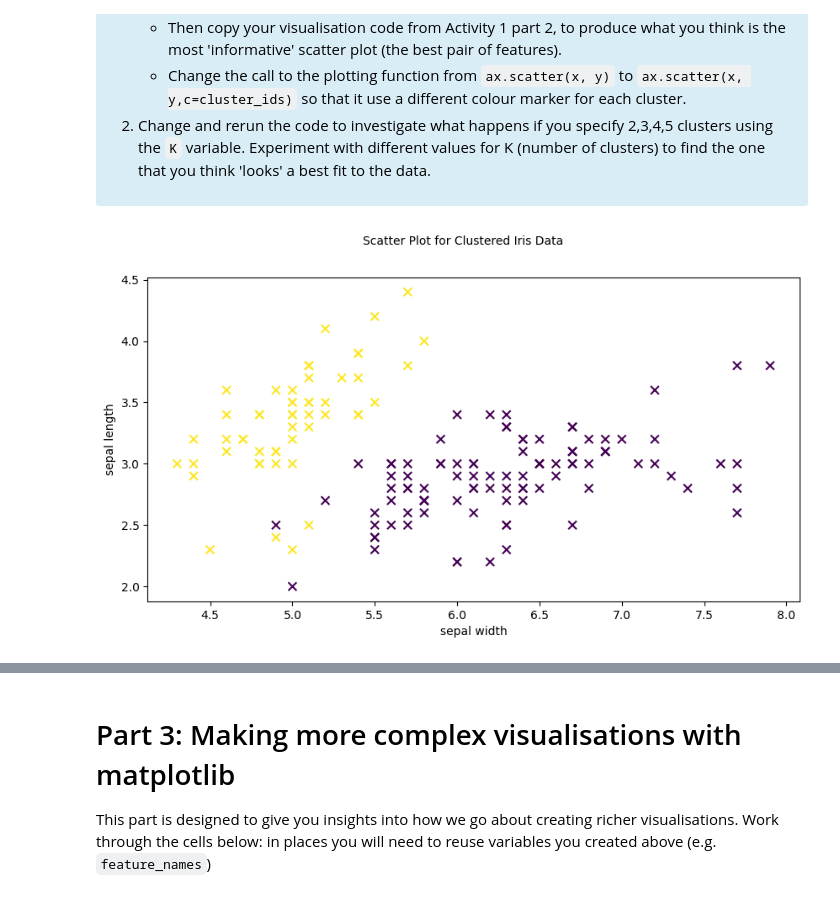
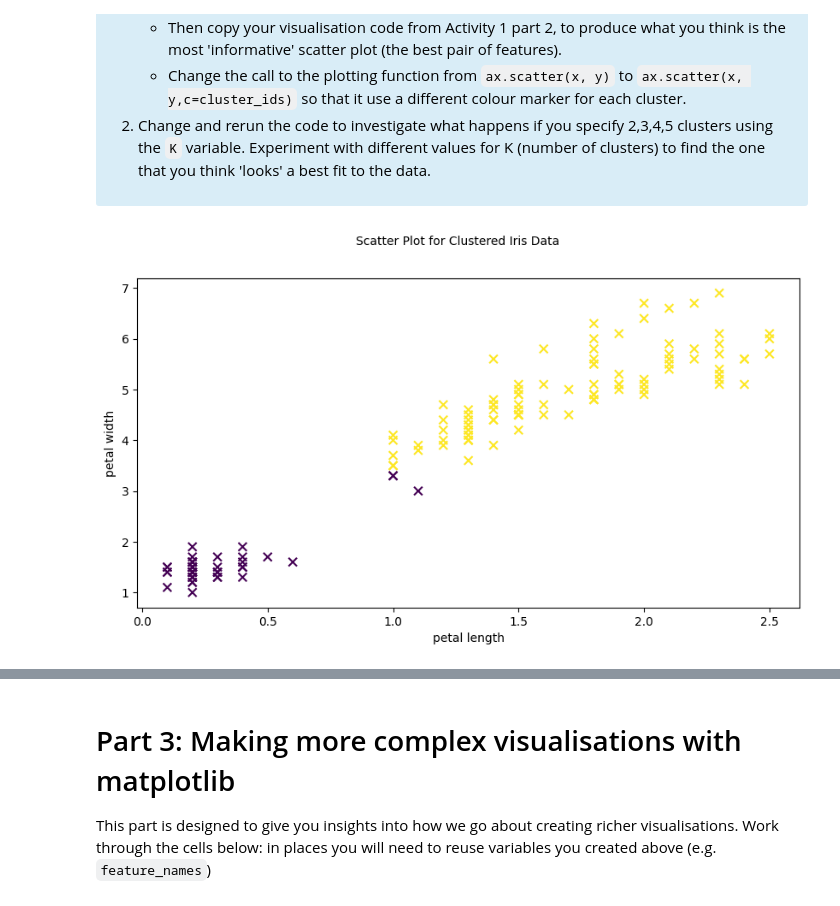
Before and after one commit to kanchan-chaudhary529/AI-submission, a Jupyter notebook: Artificial_Intelligence_1-main/Learning_Materials/week_5/week_5/workbook_5.ipynb, the cells around one changed output, grey strips where cells are left out. Drawn from its saved outputs; the diff is of its cells as text; code cells hidden in the pictures.

```diff
--- a/Artificial_Intelligence_1-main/Learning_Materials/week_5/workbook_5.ipynb
+++ b/Artificial_Intelligence_1-main/Learning_Materials/week_5/week_5/workbook_5.ipynb
@@ -294,40 +294,40 @@ This activity is typical of many AI/Data science workflows in python, because we
     </ol>
 </div>
 # %%
-K = 5 # Chose the number of clusters (K)
+K = 3 # Chose the number of clusters (K)
 
 # Copy the 3 lines of code here that creates a kmeans model, finds the clusters and reports the cluster_ids (labels)
 
 # Create a KMeans model with 2 clusters
 cluster_model = KMeans(n_clusters=2, n_init=10)
 
 # Fit the model to the data (find the clusters)
 cluster_model.fit(irisX)
 
 # Make predictions for each data item
 cluster_ids = cluster_model.predict(irisX)
 
 # Copy your visualisation code from Activity 1 that makes a simple scatter plot here. Remember to change the call to ax.scatter() to use different coloured markers for different clusters
 
 # Select the features to show
-x_axis_feature = 0
-y_axis_feature = 1
+x_axis_feature = 3
+y_axis_feature = 2
 x = irisX[:, x_axis_feature]
 y = irisX[:, y_axis_feature]
 
 # Create the scatter plot and title
 fig,ax = plt.subplots(figsize=(10, 5))
 ax.scatter(x, y, c=cluster_ids, cmap='viridis', s=50, marker='x')
 title = fig.suptitle("Scatter Plot for Clustered Iris Data", fontsize=10)
 
 # Add some axis labels: recall we stored these in the list "feature_names" in case they were useful
 ax.set_xlabel(feature_names[x_axis_feature], fontsize=10)
 ax.set_ylabel(feature_names[y_axis_feature], fontsize=10)
 
 # Show the plot
 plt.show()
 # %% [output]
-[figure, old version]
+[figure, new version]
 # %% [markdown]
 <div style="background-color:black;width:100%;"></div>
 # %% [markdown]
```
Also changed, not shown: parts of 5 cells of this notebook, 29 other files.
